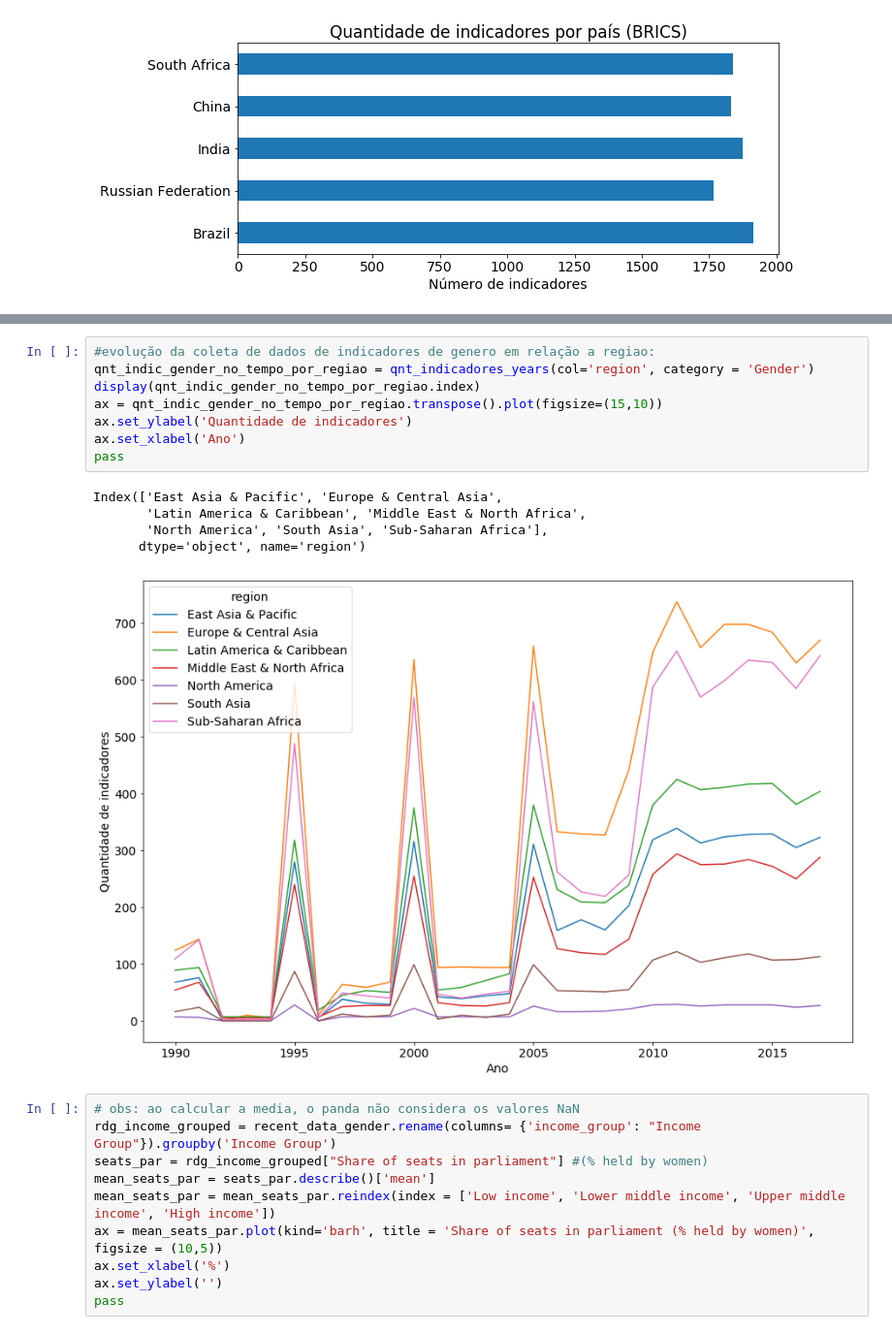
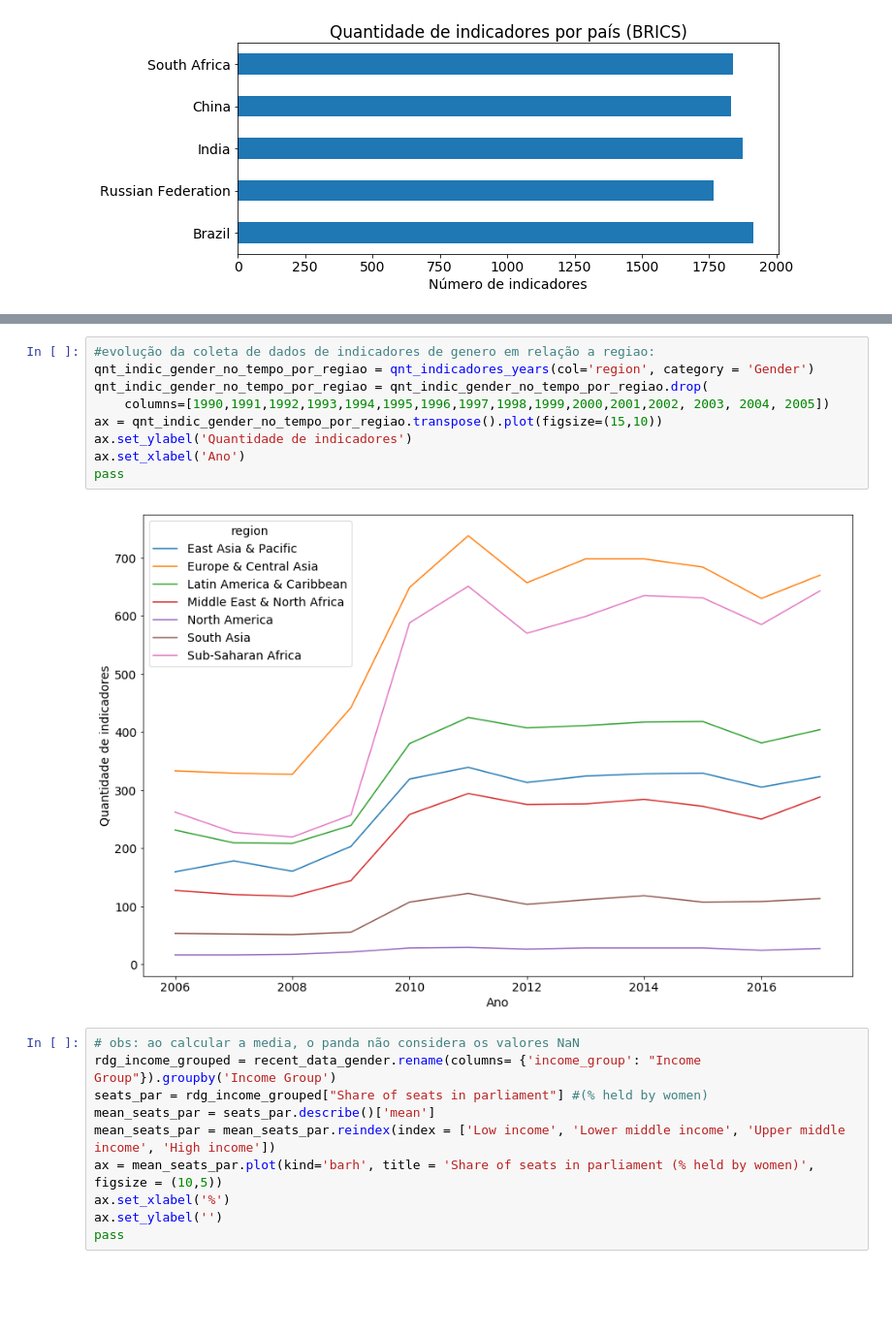
Before and after one commit to andreisha/inf1032-datascience, a Jupyter notebook: T1.1 Analise Descriptiva.ipynb, the cells around one changed output, grey strips where cells are left out. Shown at 97% size. Drawn from its saved outputs; the diff is of its cells as text; blank space fills up the shorter version.

```diff
--- a/T1.1 Analise Descriptiva.ipynb
+++ b/T1.1 Analise Descriptiva.ipynb
@@ -771,17 +758,14 @@ Text(0.5,0,'Ano')
 # %%
 #evolução da coleta de dados de indicadores de genero em relação a regiao:
 qnt_indic_gender_no_tempo_por_regiao = qnt_indicadores_years(col='region', category = 'Gender')
-display(qnt_indic_gender_no_tempo_por_regiao.index)
+qnt_indic_gender_no_tempo_por_regiao = qnt_indic_gender_no_tempo_por_regiao.drop(
+    columns=[1990,1991,1992,1993,1994,1995,1996,1997,1998,1999,2000,2001,2002, 2003, 2004, 2005])
 ax = qnt_indic_gender_no_tempo_por_regiao.transpose().plot(figsize=(15,10))
 ax.set_ylabel('Quantidade de indicadores')
 ax.set_xlabel('Ano')
 pass
 # %% [output]
-Index(['East Asia & Pacific', 'Europe & Central Asia',
-       'Latin America & Caribbean', 'Middle East & North Africa',
-       'North America', 'South Asia', 'Sub-Saharan Africa'],
-      dtype='object', name='region')
-[figure, old version]
+[figure, new version]
 # %%
 # obs: ao calcular a media, o panda não considera os valores NaN
 rdg_income_grouped = recent_data_gender.rename(columns= {'income_group': "Income Group"}).groupby('Income Group')
```
Also changed, not shown: parts of 12 cells of this notebook, 1 other file.
